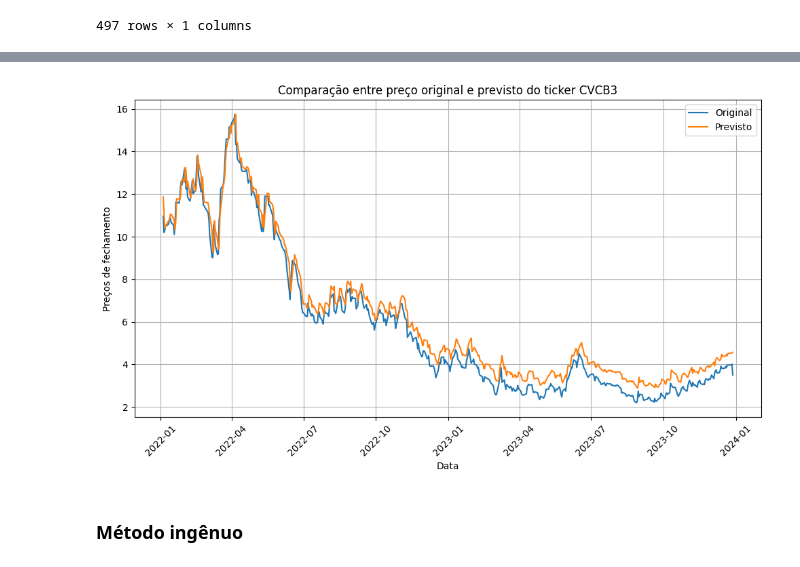
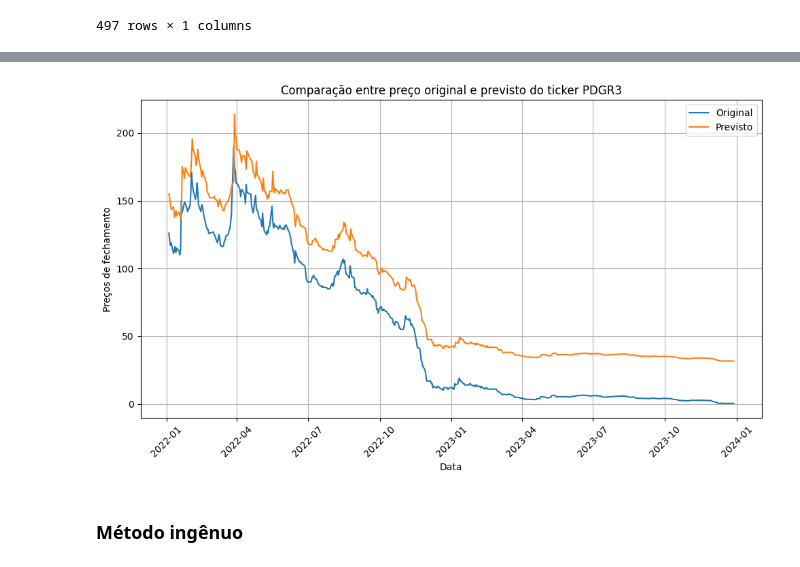
Before and after one commit to KayoRBC/TCC, a Jupyter notebook: notebook.ipynb, the cells around one changed output, grey strips where cells are left out. Saved outputs shown, nothing was run; the diff lists cells and outputs as text; code cells hidden in the pictures.

```diff
--- a/notebook.ipynb
+++ b/notebook.ipynb
@@ -607,14 +616,14 @@ Progresso: 98 - EGIE3.SA
 Progresso: 99 - MILS3.SA
 Progresso: 100 - ELET6.SA
 # %%
-ticker_name = "CVCB3.SA"
+ticker_name = "PDGR3.SA"
 plot_predictions(
     test=dict_test_history[ticker_name]["Close"],
     pred=dict_lstm_pred_results[ticker_name]["Predictions"],
     title=f"Comparação entre preço original e previsto do ticker {ticker_name.replace('.SA', '')}"
 )
 # %% [output]
-[figure, old version]
+[figure, new version]
 # %% [markdown]
 ### Método ingênuo
 # %%
```
Also changed, not shown: parts of 6 cells of this notebook.
